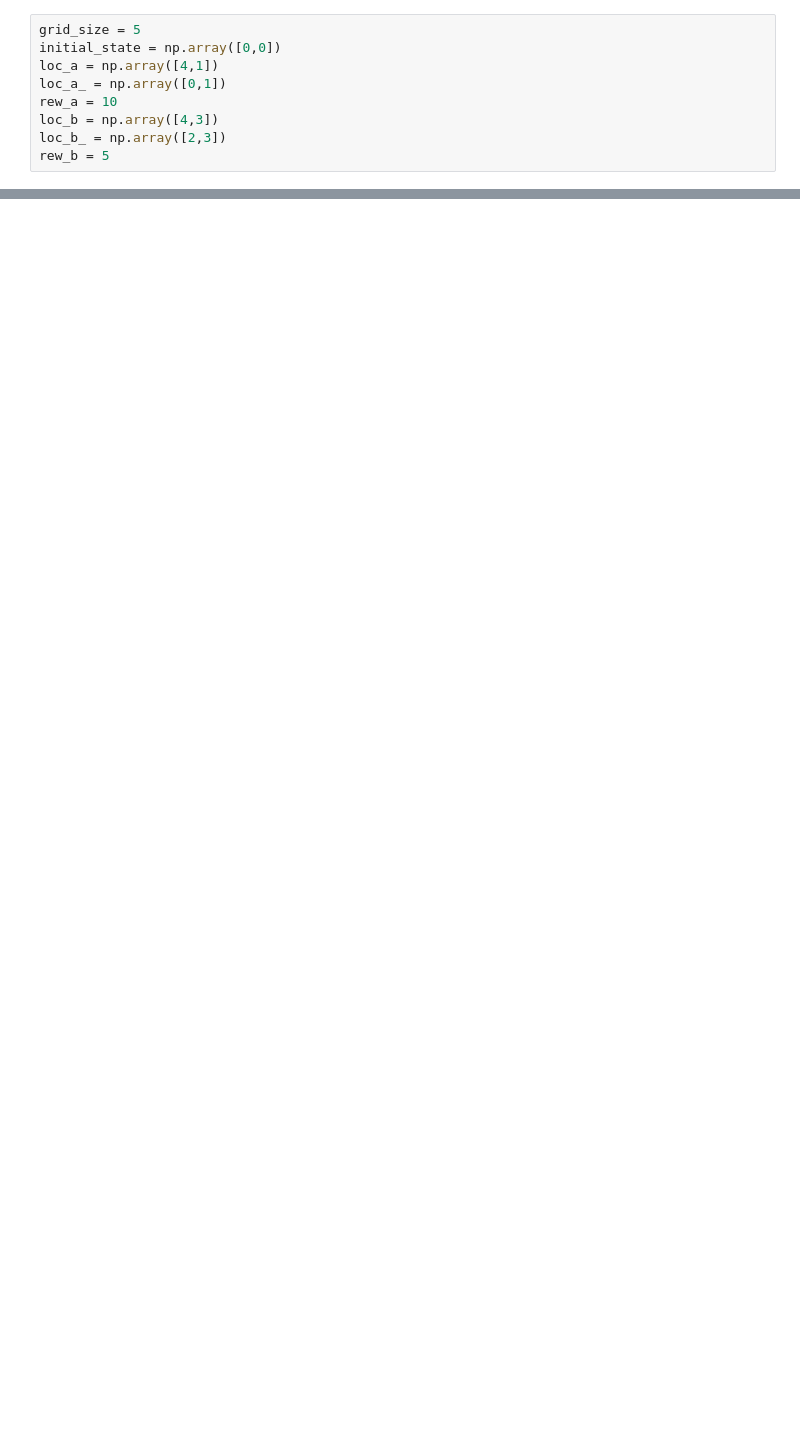
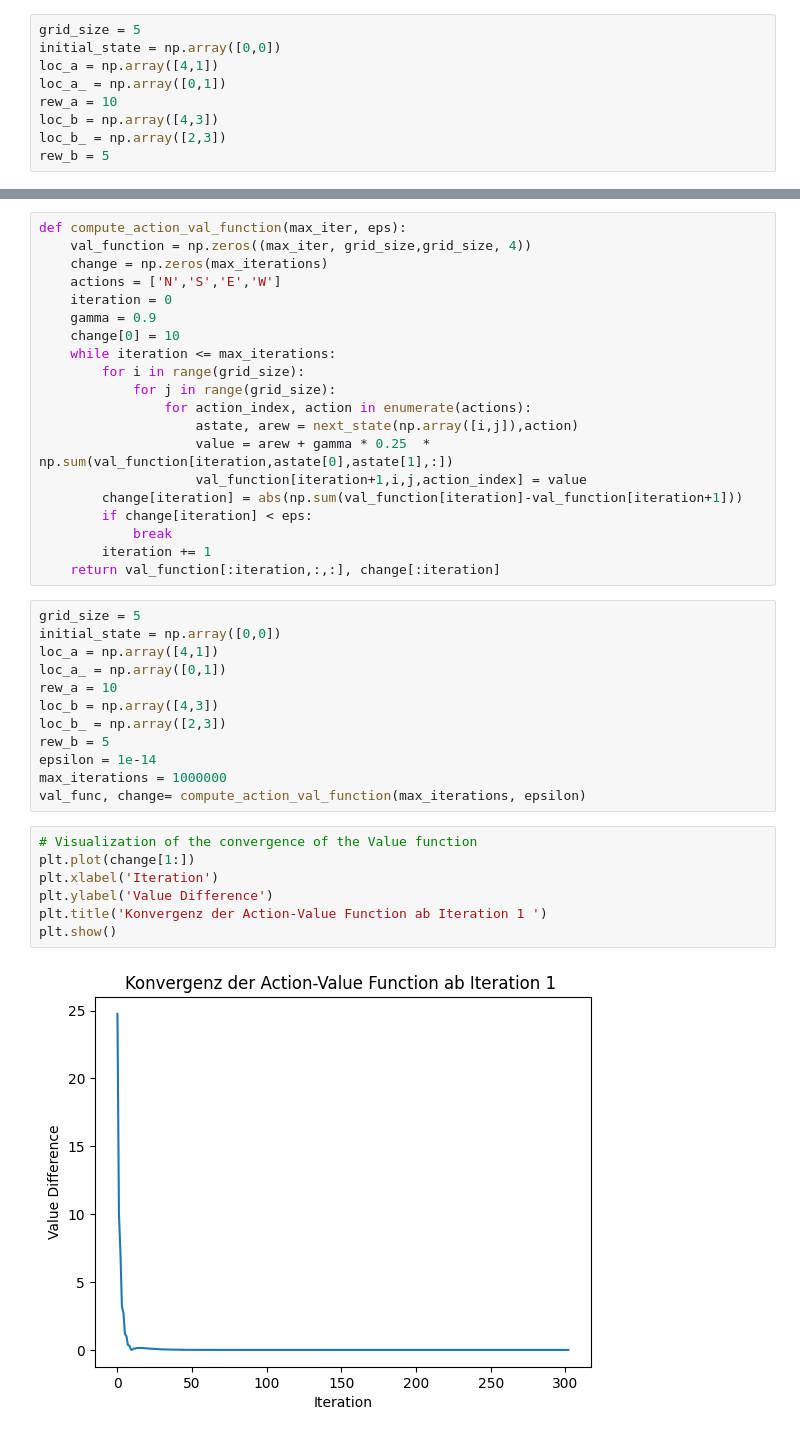
Before and after one commit to Valentin-Adam/Deep-Reinforcement-Learning-, a Jupyter notebook: Shee02/ex1.ipynb, the cells around one changed output, grey strips where cells are left out. Saved outputs shown, nothing was run; the diff lists cells and outputs as text; blank space fills up the shorter version.

```diff
--- a/Shee02/ex1.ipynb
+++ b/Shee02/ex1.ipynb
@@ -263,0 +141,41 @@ Q(4, 4) = [-1.06398735 -2.77688004 -2.77688004 -1.27984032]
+# %%
+def compute_action_val_function(max_iter, eps):
+    val_function = np.zeros((max_iter, grid_size,grid_size, 4))
+    change = np.zeros(max_iterations)
+    actions = ['N','S','E','W']
+    iteration = 0
+    gamma = 0.9
+    change[0] = 10
+    while iteration <= max_iterations:
+        for i in range(grid_size):
+            for j in range(grid_size):
+                for action_index, action in enumerate(actions):
+                    astate, arew = next_state(np.array([i,j]),action)
+                    value = arew + gamma * 0.25  * np.sum(val_function[iteration,astate[0],astate[1],:])
+                    val_function[iteration+1,i,j,action_index] = value
+        change[iteration] = abs(np.sum(val_function[iteration]-val_function[iteration+1]))
+        if change[iteration] < eps:
+            break
+        iteration += 1
+    return val_function[:iteration,:,:], change[:iteration]
+# %%
+grid_size = 5
+initial_state = np.array([0,0])
+loc_a = np.array([4,1])
+loc_a_ = np.array([0,1])
+rew_a = 10
+loc_b = np.array([4,3])
+loc_b_ = np.array([2,3])
+rew_b = 5
+epsilon = 1e-14
+max_iterations = 1000000
+val_func, change= compute_action_val_function(max_iterations, epsilon)
+# %%
+# Visualization of the convergence of the Value function
+plt.plot(change[1:])
+plt.xlabel('Iteration')
+plt.ylabel('Value Difference')
+plt.title('Konvergenz der Action-Value Function ab Iteration 1 ')
+plt.show()
+# %% [output]
+[figure, added]
```
Also changed, not shown: parts of 14 cells of this notebook.
